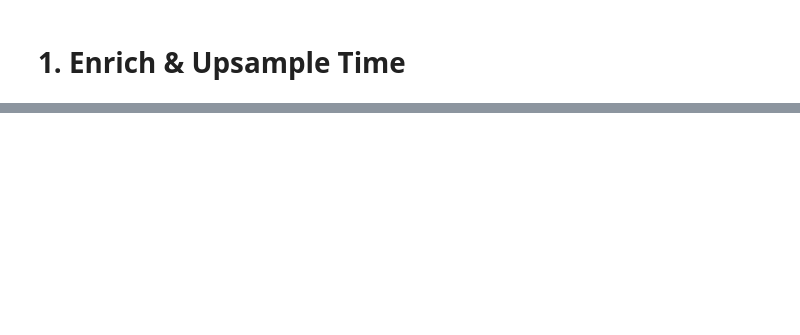
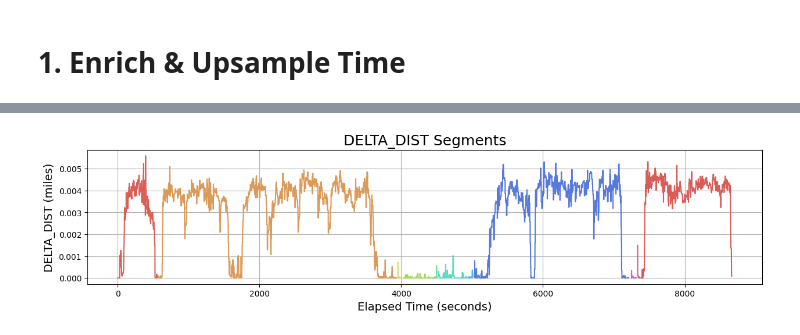
Before and after one commit to ericbauer55/bike-fitness-tracking, a Jupyter notebook: notebooks/0_EDA/1b_basic_enrichments.ipynb, the cells around one changed output, grey strips where cells are left out. Saved outputs shown, nothing was run; the diff lists cells and outputs as text; code cells hidden in the pictures; blank space fills up the shorter version.

```diff
--- a/notebooks/0_EDA/1b_basic_enrichments.ipynb
+++ b/notebooks/0_EDA/1b_basic_enrichments.ipynb
@@ -268,0 +289,15 @@ df_apr.head()
+# %%
+def plot_state_column(df:pd.DataFrame, column:str, color_by:str='segment_id',figsize=(15,3),
+                       ylims:list[float]=None, units:str='none') -> None:
+    _ = plt.figure(figsize=figsize)
+    _ = sn.lineplot(df, x='elapsed_time', y=column, hue=color_by, palette='hls', legend=False)
+    _ = plt.grid()
+    _ = plt.title(f'{column.upper()} Segments', fontsize=18)
+    _ = plt.xlabel('Elapsed Time (seconds)', fontsize=14)
+    _ = plt.ylabel(f'{column.upper()} ({units})', fontsize=14)
+    if ylims is not None:
+        _ = plt.ylim(ylims)
+# %%
+plot_state_column(df_apr,'delta_dist', units='miles')
+# %% [output]
+[figure, added]
```
Also changed, not shown: parts of 10 cells of this notebook.
